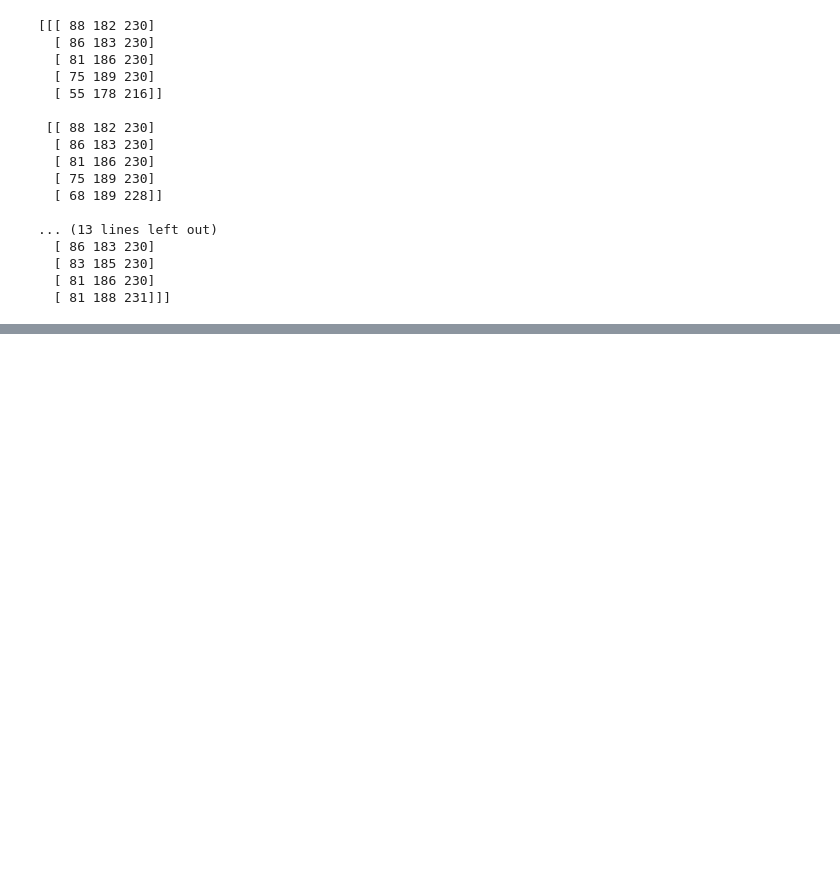
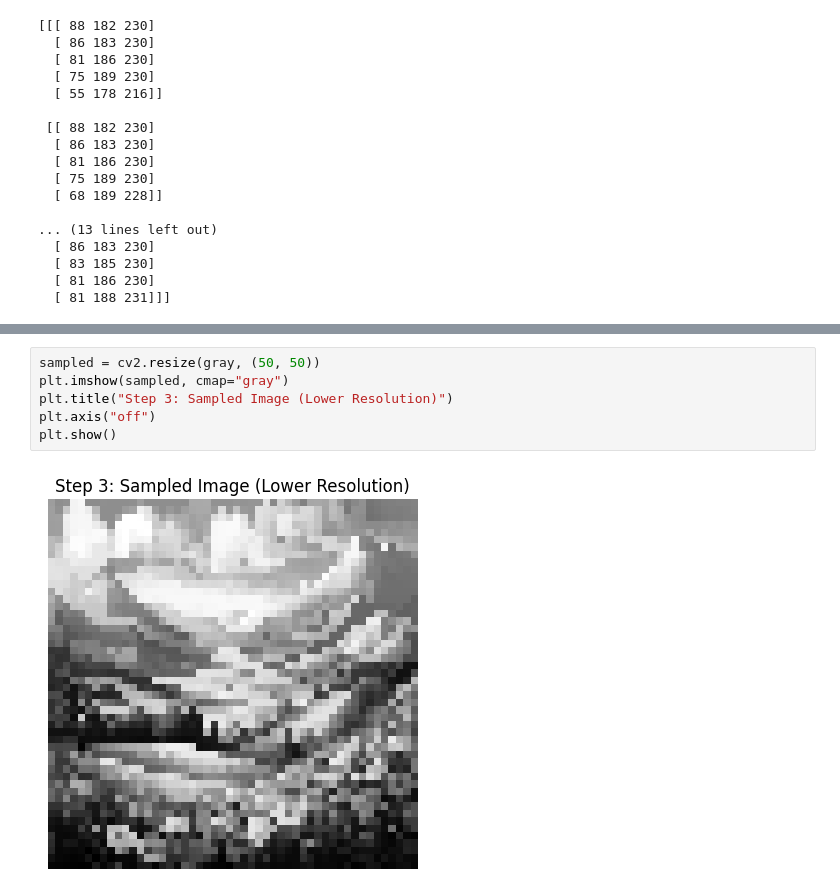
Before and after one commit to khushiyadav03/Computer-Vision, a Jupyter notebook: ComputerVisionLec1.ipynb, the cells around one changed output, grey strips where cells are left out. Cells and saved outputs as stored; diff of their text form; blank space fills up the shorter version.

```diff
--- a/ComputerVisionLec1.ipynb
+++ b/ComputerVisionLec1.ipynb
@@ -38,0 +60,8 @@ print(img[0:5, 0:5])
+# %%
+sampled = cv2.resize(gray, (50, 50))
+plt.imshow(sampled, cmap="gray")
+plt.title("Step 3: Sampled Image (Lower Resolution)")
+plt.axis("off")
+plt.show()
+# %% [output]
+[figure, added]
```
Also changed, not shown: parts of 3 cells of this notebook.
